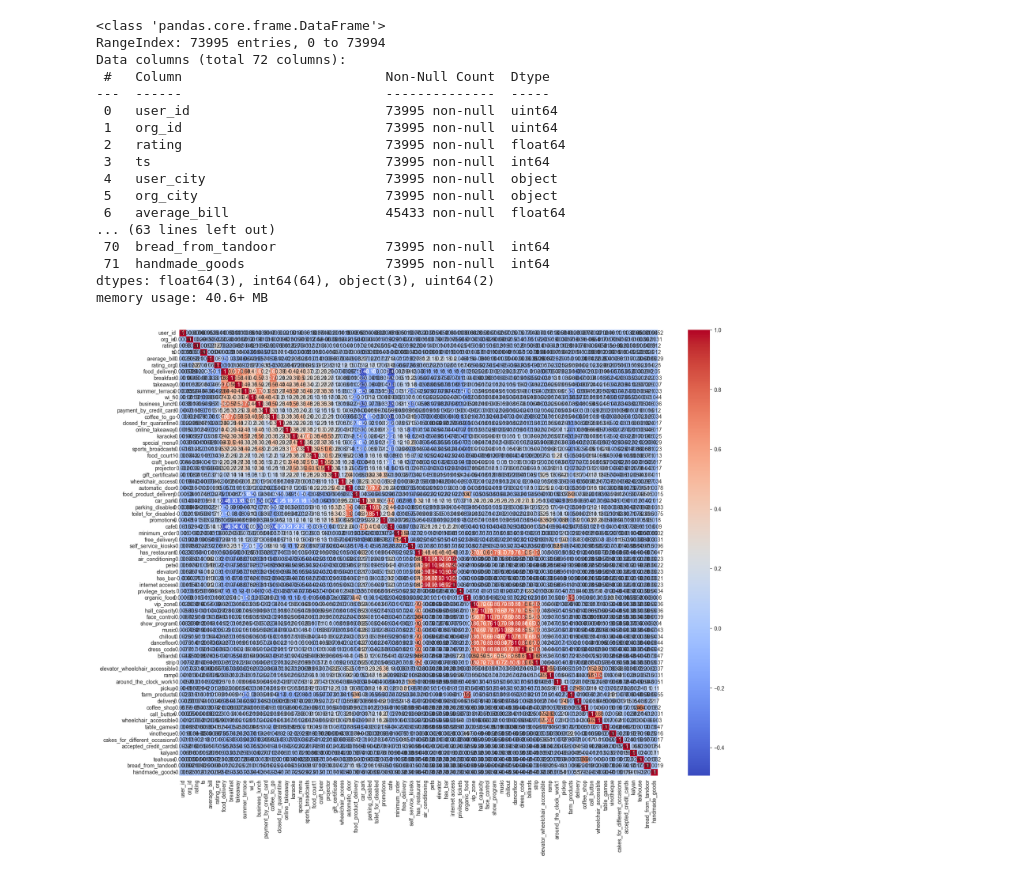
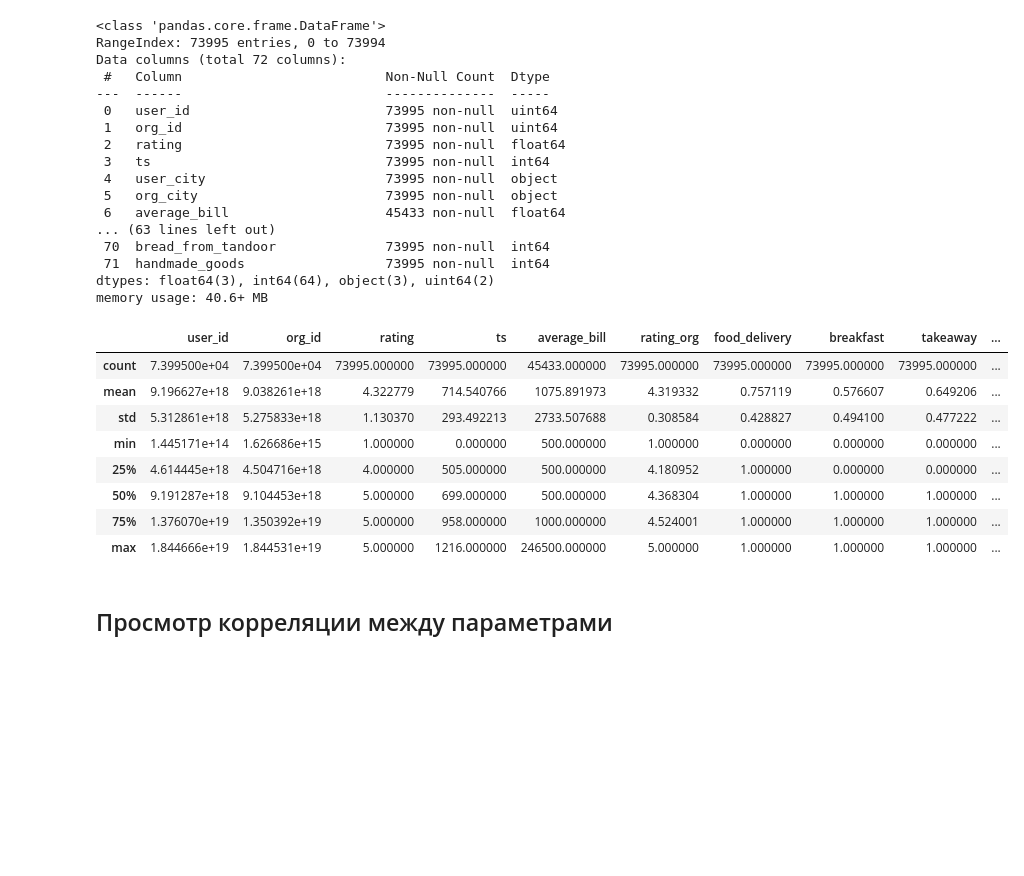
Before and after one commit to mokaruuns/education_itmo, a Jupyter notebook: da/lab3/Lab3.ipynb, the cells around one changed output. Saved outputs shown, nothing was run; the diff lists cells and outputs as text; code cells hidden in the pictures; blank space fills up the shorter version.

```diff
--- a/da/lab3/Lab3.ipynb
+++ b/da/lab3/Lab3.ipynb
@@ -40,0 +35,12 @@ y = df['rating_org']
+# %%
+df.describe()
+# %% [output]
+|  | user_id | org_id | rating | ts | average_bill | rating_org | food_delivery | breakfast | takeaway | ... |
+| count | 7.399500e+04 | 7.399500e+04 | 73995.000000 | 73995.000000 | 45433.000000 | 73995.000000 | 73995.000000 | 73995.000000 | 73995.000000 | ... |
+| mean | 9.196627e+18 | 9.038261e+18 | 4.322779 | 714.540766 | 1075.891973 | 4.319332 | 0.757119 | 0.576607 | 0.649206 | ... |
+| std | 5.312861e+18 | 5.275833e+18 | 1.130370 | 293.492213 | 2733.507688 | 0.308584 | 0.428827 | 0.494100 | 0.477222 | ... |
+| min | 1.445171e+14 | 1.626686e+15 | 1.000000 | 0.000000 | 500.000000 | 1.000000 | 0.000000 | 0.000000 | 0.000000 | ... |
+| 25% | 4.614445e+18 | 4.504716e+18 | 4.000000 | 505.000000 | 500.000000 | 4.180952 | 1.000000 | 0.000000 | 0.000000 | ... |
+| 50% | 9.191287e+18 | 9.104453e+18 | 5.000000 | 699.000000 | 500.000000 | 4.368304 | 1.000000 | 1.000000 | 1.000000 | ... |
+| 75% | 1.376070e+19 | 1.350392e+19 | 5.000000 | 958.000000 | 1000.000000 | 4.524001 | 1.000000 | 1.000000 | 1.000000 | ... |
+| max | 1.844666e+19 | 1.844531e+19 | 5.000000 | 1216.000000 | 246500.000000 | 5.000000 | 1.000000 | 1.000000 | 1.000000 | ... |
@@ -45,7 +53,3 @@ def print_corr(c):
     plt.show()
-# %%
-# df = df.join(pd.get_dummies(df['rubrics']))
-correlation = df.corr()
-print_corr(correlation)
-# %% [output]
-[figure, removed]
+# %% [markdown]
+## Просмотр корреляции между параметрами
```
Also changed, not shown: parts of 28 cells of this notebook, 6 other files.
